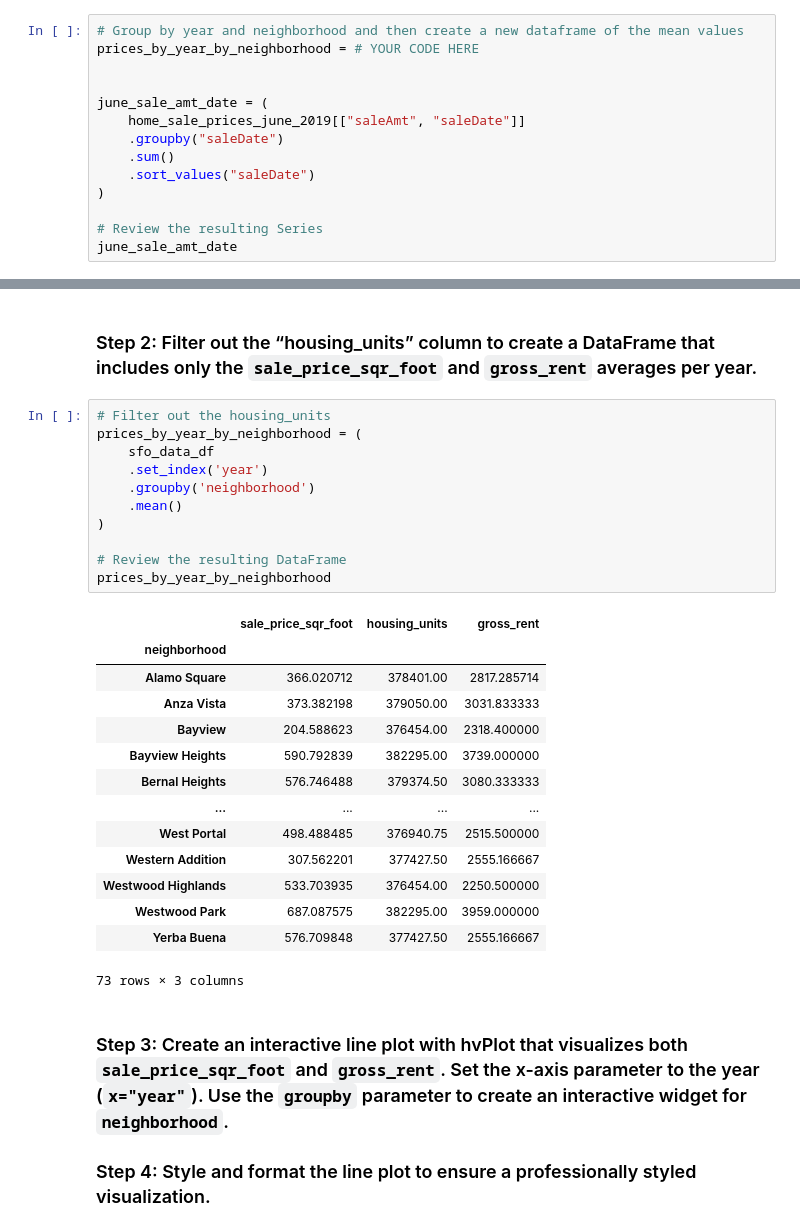
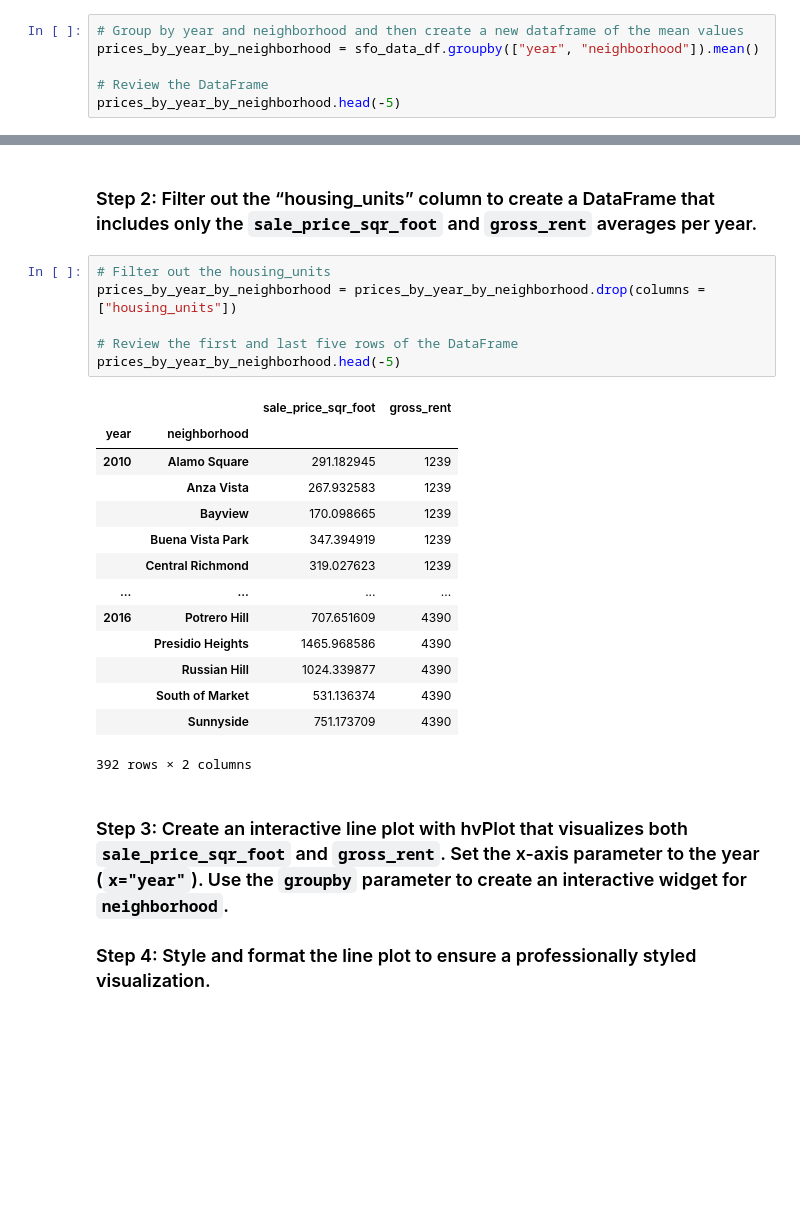
Before and after one commit to ScientiaCapital/San-Francisco-Housing, a Jupyter notebook: san_francisco_housing.ipynb, the cells around one changed output, grey strips where cells are left out. Cells and saved outputs as stored; diff of their text form; blank space fills up the shorter version.

```diff
--- a/san_francisco_housing.ipynb
+++ b/san_francisco_housing.ipynb
@@ -342,16 +354,8 @@ For this part of the assignment, use interactive visualizations and widgets to e
 ### Step 1: Create a new DataFrame that groups the original DataFrame by year and neighborhood. Aggregate the results by the `mean` of the groups.
 # %%
 # Group by year and neighborhood and then create a new dataframe of the mean values
-prices_by_year_by_neighborhood = # YOUR CODE HERE
+prices_by_year_by_neighborhood = sfo_data_df.groupby(["year", "neighborhood"]).mean()
 
-
-june_sale_amt_date = (
-    home_sale_prices_june_2019[["saleAmt", "saleDate"]]
-    .groupby("saleDate")
-    .sum()
-    .sort_values("saleDate")
-)
-
-# Review the resulting Series
-june_sale_amt_date
+# Review the DataFrame
+prices_by_year_by_neighborhood.head(-5)
 # %% [output]
@@ -360,30 +377,25 @@ SyntaxError: invalid syntax (<ipython-input-9-115127628cc6>, line 2)
 ### Step 2: Filter out the “housing_units” column to create a DataFrame that includes only the `sale_price_sqr_foot` and `gross_rent` averages per year.
 # %%
 # Filter out the housing_units
-prices_by_year_by_neighborhood = (
-    sfo_data_df
-    .set_index('year')
-    .groupby('neighborhood')
-    .mean()
-)
+prices_by_year_by_neighborhood = prices_by_year_by_neighborhood.drop(columns = ["housing_units"])
 
-# Review the resulting DataFrame
-prices_by_year_by_neighborhood
+# Review the first and last five rows of the DataFrame
+prices_by_year_by_neighborhood.head(-5)
 # %% [output]
-|  | sale_price_sqr_foot | housing_units | gross_rent |
-| neighborhood |  |  |  |
-| Alamo Square | 366.020712 | 378401.00 | 2817.285714 |
-| Anza Vista | 373.382198 | 379050.00 | 3031.833333 |
-| Bayview | 204.588623 | 376454.00 | 2318.400000 |
-| Bayview Heights | 590.792839 | 382295.00 | 3739.000000 |
-| Bernal Heights | 576.746488 | 379374.50 | 3080.333333 |
+|  |  | sale_price_sqr_foot | gross_rent |
+| year | neighborhood |  |  |
+| 2010 | Alamo Square | 291.182945 | 1239 |
+|  | Anza Vista | 267.932583 | 1239 |
+|  | Bayview | 170.098665 | 1239 |
+|  | Buena Vista Park | 347.394919 | 1239 |
+|  | Central Richmond | 319.027623 | 1239 |
 | ... | ... | ... | ... |
-| West Portal | 498.488485 | 376940.75 | 2515.500000 |
-| Western Addition | 307.562201 | 377427.50 | 2555.166667 |
-| Westwood Highlands | 533.703935 | 376454.00 | 2250.500000 |
-| Westwood Park | 687.087575 | 382295.00 | 3959.000000 |
-| Yerba Buena | 576.709848 | 377427.50 | 2555.166667 |
+| 2016 | Potrero Hill | 707.651609 | 4390 |
+|  | Presidio Heights | 1465.968586 | 4390 |
+|  | Russian Hill | 1024.339877 | 4390 |
+|  | South of Market | 531.136374 | 4390 |
+|  | Sunnyside | 751.173709 | 4390 |
-73 rows × 3 columns
+392 rows × 2 columns
 # %% [markdown]
 ### Step 3: Create an interactive line plot with hvPlot that visualizes both `sale_price_sqr_foot` and `gross_rent`. Set the x-axis parameter to the year (`x="year"`). Use the `groupby` parameter to create an interactive widget for `neighborhood`.
 
```
Also changed, not shown: parts of 18 cells of this notebook, 1 other file.
